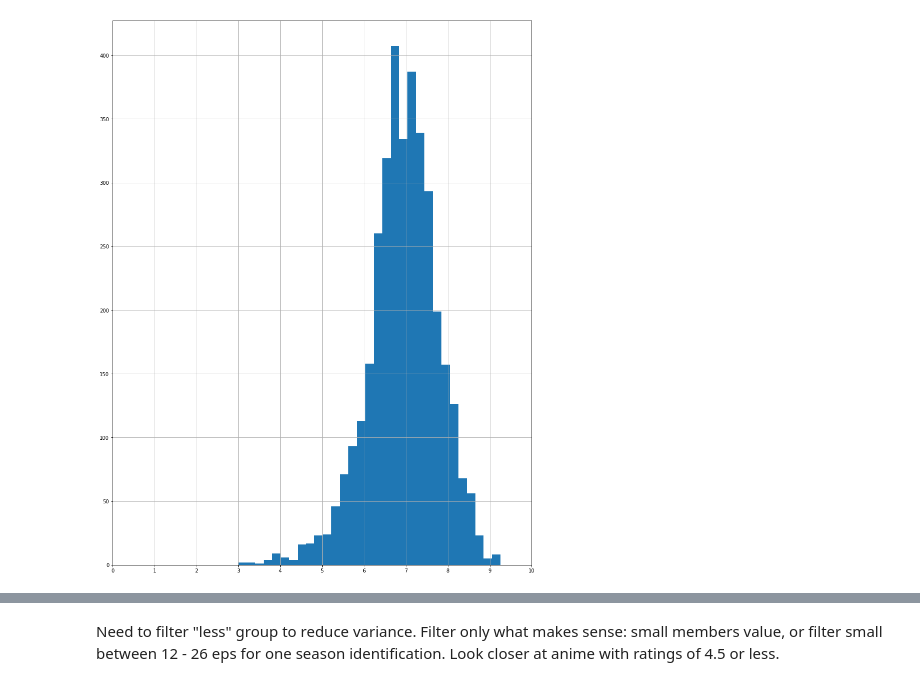
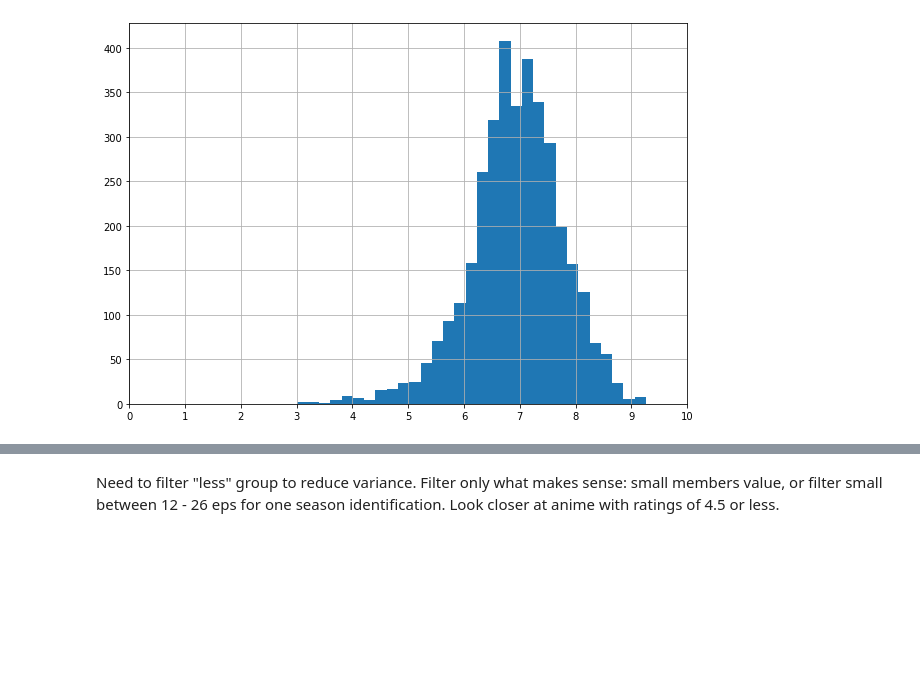
Before and after one commit to SLoganQ/Regarding_Anime, a Jupyter notebook: regarding_anime_data_explorations.ipynb, the cells around one changed output, grey strips where cells are left out. Cells and saved outputs as stored; diff of their text form; code cells hidden in the pictures; blank space fills up the shorter version.

```diff
--- a/regarding_anime_data_explorations.ipynb
+++ b/regarding_anime_data_explorations.ipynb
@@ -164,11 +157,11 @@ tv_anime["episodes"].max()
 1818
 [interactive output not drawn]
 # %%
-tv_anime["rating"].hist(figsize=(15, 20), bins=31)
+tv_anime["rating"].hist(figsize=(10, 7), bins=31)
 x_ticks = np.arange(0, 11, 1)
 plt.xticks(x_ticks)
 plt.show()
 # %% [output]
-[figure, old version]
+[figure, new version]
 [interactive output not drawn]
 # %%
```
Also changed, not shown: parts of 52 cells of this notebook, 2 other files.
